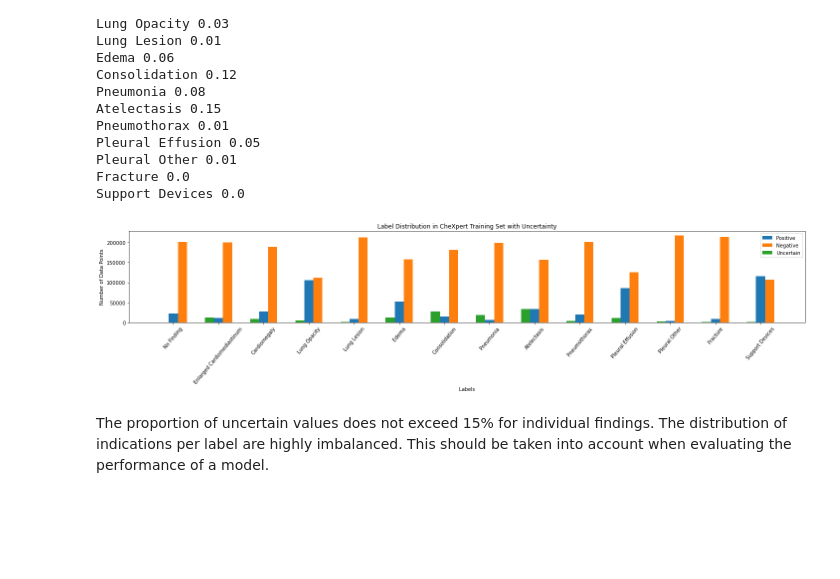
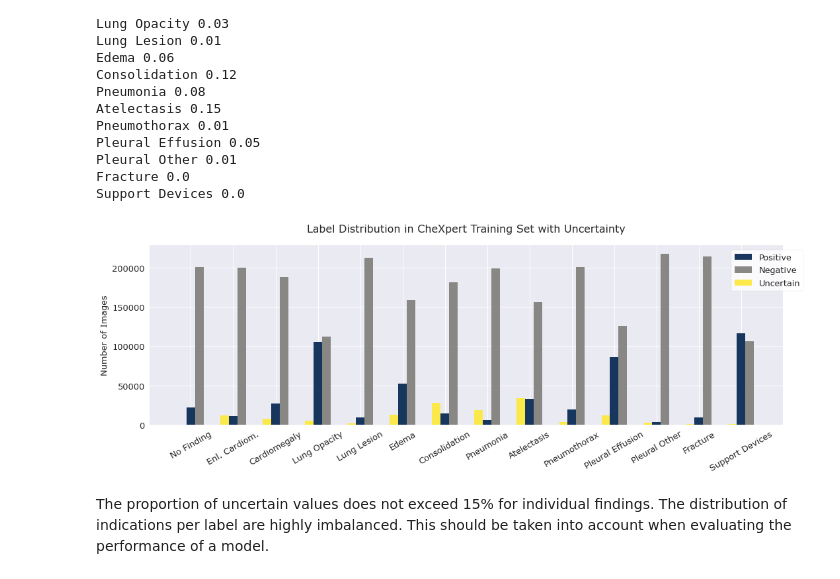
Before and after one commit to linev8k/cxr-fl-privacy, a Jupyter notebook: chexpert_data.ipynb, the cells around one changed output. Drawn from its saved outputs; the diff is of its cells as text; code cells hidden in the pictures; blank space fills up the shorter version.

```diff
--- a/chexpert_data.ipynb
+++ b/chexpert_data.ipynb
@@ -25,3 +25,16 @@ train_chex.head()
 | 2 | CheXpert-v1.0-small/train/patient... | Female | 83 | Frontal | AP | NaN | NaN | NaN | ... |
 | 3 | CheXpert-v1.0-small/train/patient... | Female | 83 | Lateral | NaN | NaN | NaN | NaN | ... |
 | 4 | CheXpert-v1.0-small/train/patient... | Male | 41 | Frontal | AP | NaN | NaN | NaN | ... |
+# %%
+plt.style.use('seaborn')
+plt.rcParams['font.family'] = 'sans-serif'
+plt.rcParams['font.sans-serif'] = ['Verdana']
+
+plt.rc('font', size=10) #controls default text size
+plt.rc('axes', titlesize=16) #fontsize of the title
+plt.rc('axes', labelsize=13) #fontsize of the x and y labels
+plt.rc('xtick', labelsize=13) #fontsize of the x tick labels
+plt.rc('ytick', labelsize=13) #fontsize of the y tick labels
+plt.rc('legend', fontsize=13) #fontsize of the legend
+# %%
+cmap = plt.cm.get_cmap('cividis')
@@ -91,0 +122,3 @@ pos_perc.plot(kind='bar', title="Prevalence of Findings in CheXpert Training Set
+# %%
+fix_labels = list(pos_perc.index)
+fix_labels[1] = 'Enl. Cardiom.'
@@ -127,28 +186,30 @@ Support Devices 0.0
 # %%
 X = list(uncertain.index)
 X_axis = np.arange(len(uncertain))
 
-f = plt.figure()
-f.set_figwidth(20)
-f.set_figheight(5)
+f = plt.figure(facecolor='white', figsize=(15,5.5))
+# plt.set_cmap('cividis')
+# f.set_figwidth(20)
+# f.set_figheight(5)
 
-plt.bar(X_axis, pos, 0.2, label = 'Positive')
-plt.bar(X_axis+0.2, neg, 0.2, label='Negative')
-plt.bar(X_axis - 0.2, uncertain, 0.2, label = 'Uncertain')
+plt.bar(X_axis, pos, 0.2, label = 'Positive', color=cmap(0.), alpha=0.9)
+plt.bar(X_axis+0.2, neg, 0.2, label='Negative',color=cmap(0.5), alpha=0.9)
+plt.bar(X_axis - 0.2, uncertain, 0.2, label = 'Uncertain', color=cmap(1.), alpha=0.9)
 
-plt.xticks(X_axis, X)
-plt.xlabel("Labels")
-plt.ylabel("Number of Data Points")
-plt.title("Label Distribution in CheXpert Training Set with Uncertainty")
-plt.legend()
-plt.xticks(rotation=50)
+plt.xticks(X_axis, fix_labels)
+plt.ylabel("Number of Images")
+plt.title("Label Distribution in CheXpert Training Set with Uncertainty", pad=20)
+leg = plt.legend(bbox_to_anchor=(0.54, 0.5, 0.5, 0.5), frameon=True)
+leg.get_frame().set_facecolor('white')
+plt.xticks(rotation=30)
 
 plt.tight_layout()
-# f.savefig(img_path+'label_uncertain.png')
+
+# f.savefig(img_path+'label_uncertain.png', dpi=300, facecolor='white', bbox_inches = 'tight')
 plt.plot()
 plt.show()
 # %% [output]
-[figure, old version]
+[figure, new version]
 # %% [markdown]
 The proportion of uncertain values does not exceed 15% for individual findings. The distribution of indications per label are highly imbalanced. This should be taken into account when evaluating the performance of a model.
 # %%
```
Also changed, not shown: parts of 29 cells of this notebook.
